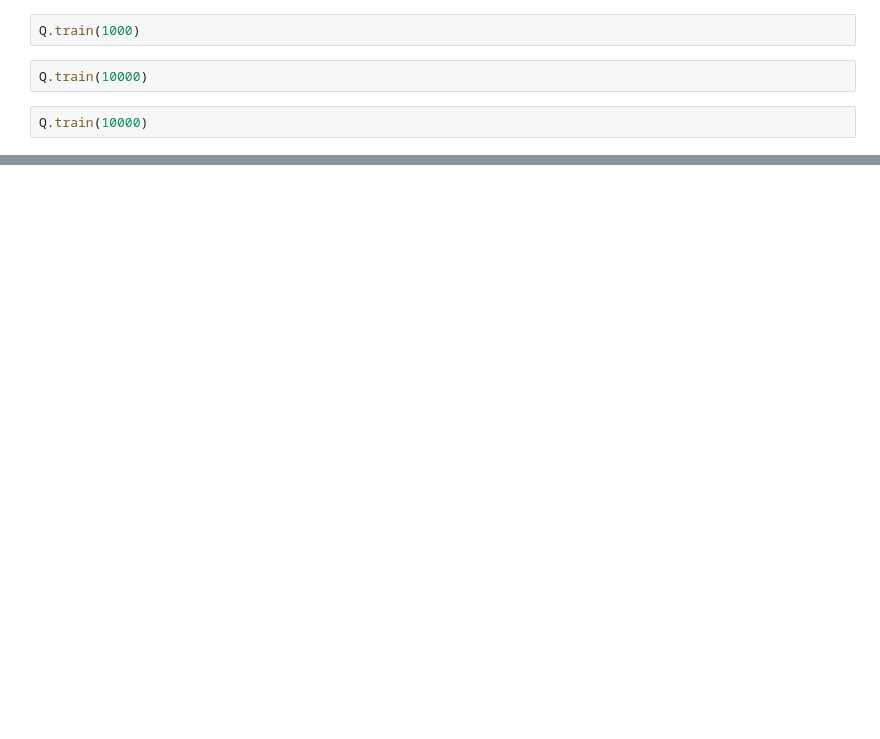
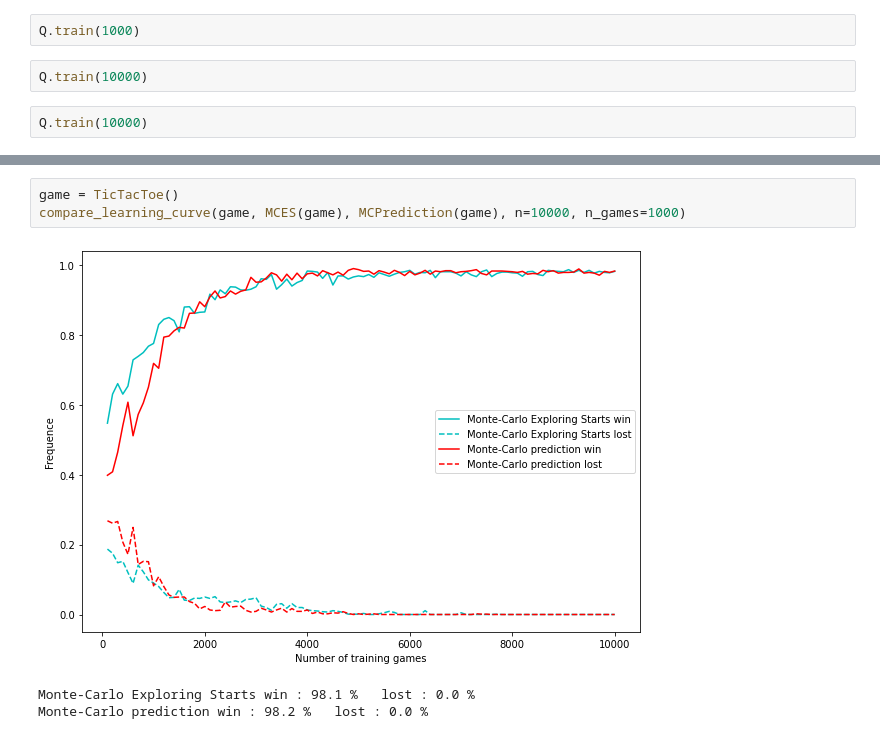
Before and after one commit to AMasquelier/Reinforcement-Learning, a Jupyter notebook: Tests.ipynb, the cells around one changed output, grey strips where cells are left out. Saved outputs shown, nothing was run; the diff lists cells and outputs as text; blank space fills up the shorter version.

```diff
--- a/Tests.ipynb
+++ b/Tests.ipynb
@@ -46,3 +46,10 @@ learning_curve(game, MCPrediction(game), n_games=100)
+# %%
+game = TicTacToe()
+compare_learning_curve(game, MCES(game), MCPrediction(game), n=10000, n_games=1000)
+# %% [output]
+[figure, added]
+Monte-Carlo Exploring Starts win : 98.1 %   lost : 0.0 %
+Monte-Carlo prediction win : 98.2 %   lost : 0.0 %
 # %%
 game = TicTacToe()
 compare_learning_curve(game, MCES(game), DeepMCES(game), n=10000, n_games=1000)
```
Also changed, not shown: parts of 8 cells of this notebook.
